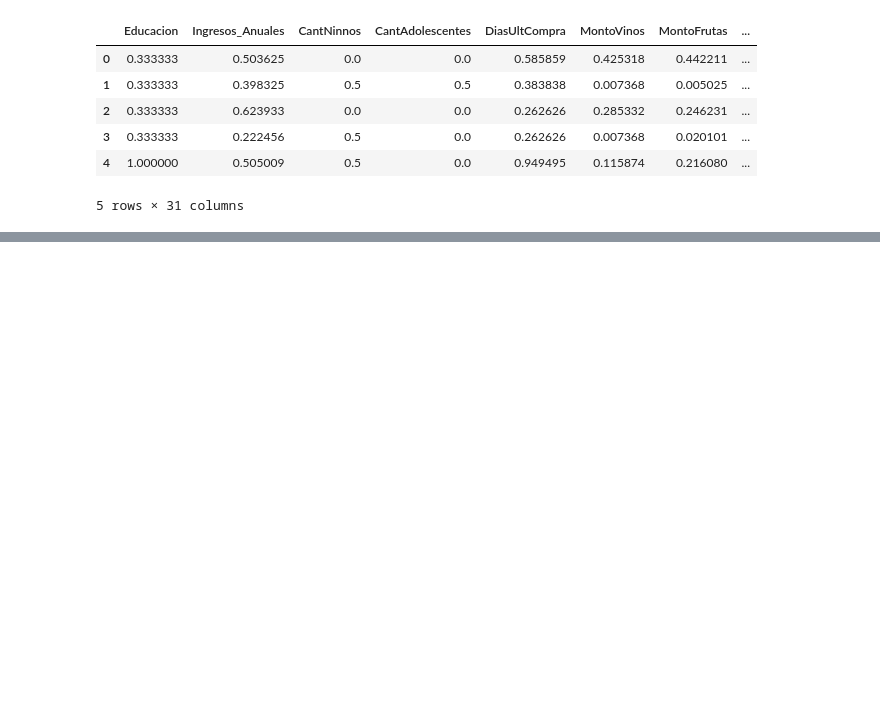
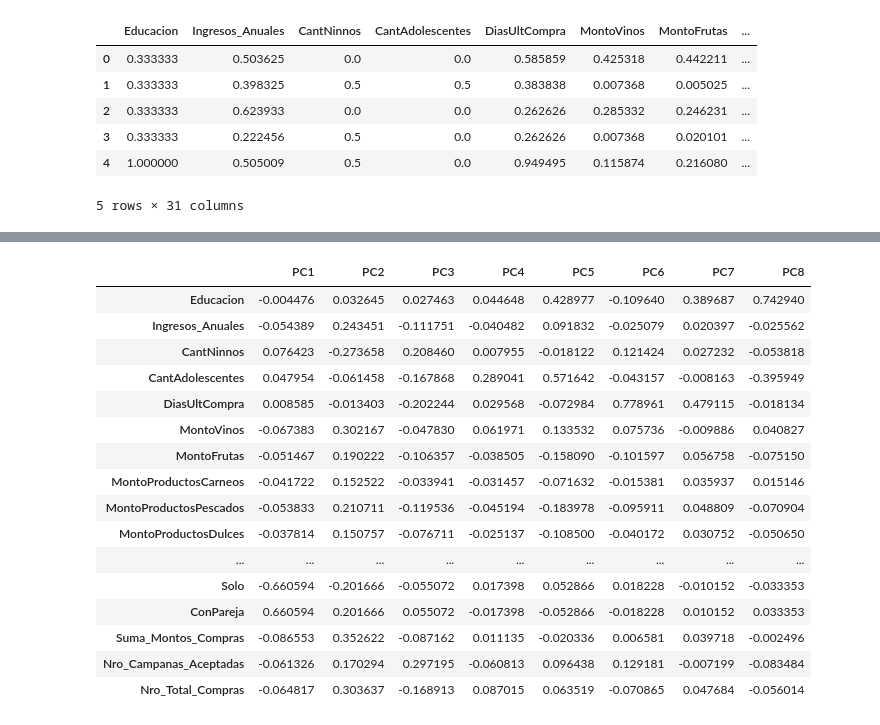
Before and after one commit to gabriel1-du/Aprendizaje-no-supervisado-Reduccion-de-dimensionaldiad-Clustering-y-validacion-, a Jupyter notebook: notebooks/notebook.ipynb, the cells around one changed output, grey strips where cells are left out. Drawn from its saved outputs; the diff is of its cells as text; code cells hidden in the pictures; blank space fills up the shorter version.

```diff
--- a/notebooks/notebook.ipynb
+++ b/notebooks/notebook.ipynb
@@ -26,0 +95,26 @@ df.head()
+# %%
+# Matriz de cargas (loadings): variables originales x componentes
+loadings = pd.DataFrame(
+    pca.components_.T,
+    index=df.columns,
+    columns=[f"PC{i + 1}" for i in range(pca.n_components_)],
+)
+loadings
+# %% [output]
+|  | PC1 | PC2 | PC3 | PC4 | PC5 | PC6 | PC7 | PC8 |
+| Educacion | -0.004476 | 0.032645 | 0.027463 | 0.044648 | 0.428977 | -0.109640 | 0.389687 | 0.742940 |
+| Ingresos_Anuales | -0.054389 | 0.243451 | -0.111751 | -0.040482 | 0.091832 | -0.025079 | 0.020397 | -0.025562 |
+| CantNinnos | 0.076423 | -0.273658 | 0.208460 | 0.007955 | -0.018122 | 0.121424 | 0.027232 | -0.053818 |
+| CantAdolescentes | 0.047954 | -0.061458 | -0.167868 | 0.289041 | 0.571642 | -0.043157 | -0.008163 | -0.395949 |
+| DiasUltCompra | 0.008585 | -0.013403 | -0.202244 | 0.029568 | -0.072984 | 0.778961 | 0.479115 | -0.018134 |
+| MontoVinos | -0.067383 | 0.302167 | -0.047830 | 0.061971 | 0.133532 | 0.075736 | -0.009886 | 0.040827 |
+| MontoFrutas | -0.051467 | 0.190222 | -0.106357 | -0.038505 | -0.158090 | -0.101597 | 0.056758 | -0.075150 |
+| MontoProductosCarneos | -0.041722 | 0.152522 | -0.033941 | -0.031457 | -0.071632 | -0.015381 | 0.035937 | 0.015146 |
+| MontoProductosPescados | -0.053833 | 0.210711 | -0.119536 | -0.045194 | -0.183978 | -0.095911 | 0.048809 | -0.070904 |
+| MontoProductosDulces | -0.037814 | 0.150757 | -0.076711 | -0.025137 | -0.108500 | -0.040172 | 0.030752 | -0.050650 |
+| ... | ... | ... | ... | ... | ... | ... | ... | ... |
+| Solo | -0.660594 | -0.201666 | -0.055072 | 0.017398 | 0.052866 | 0.018228 | -0.010152 | -0.033353 |
+| ConPareja | 0.660594 | 0.201666 | 0.055072 | -0.017398 | -0.052866 | -0.018228 | 0.010152 | 0.033353 |
+| Suma_Montos_Compras | -0.086553 | 0.352622 | -0.087162 | 0.011135 | -0.020336 | 0.006581 | 0.039718 | -0.002496 |
+| Nro_Campanas_Aceptadas | -0.061326 | 0.170294 | 0.297195 | -0.060813 | 0.096438 | 0.129181 | -0.007199 | -0.083484 |
+| Nro_Total_Compras | -0.064817 | 0.303637 | -0.168913 | 0.087015 | 0.063519 | -0.070865 | 0.047684 | -0.056014 |
```
Also changed, not shown: parts of 20 cells of this notebook.
